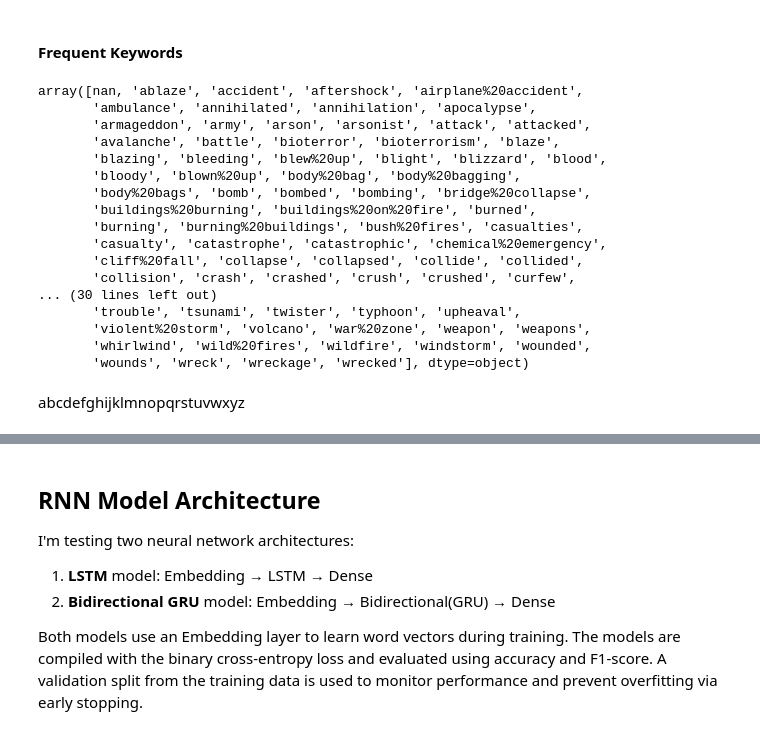
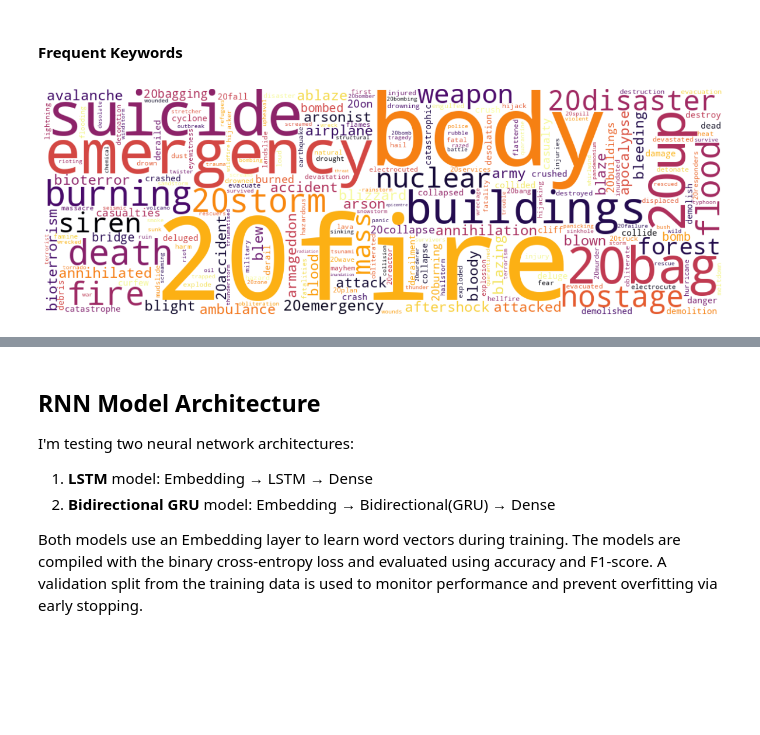
Before and after one commit to ryan-bulger/Disaster-Tweets, a Jupyter notebook: disaster_rnn_kaggle.ipynb, the cells around one changed output, grey strips where cells are left out. Drawn from its saved outputs; the diff is of its cells as text; code cells hidden in the pictures; blank space fills up the shorter version.

Commit message:
finished keyword mapping

```diff
--- a/disaster_rnn_kaggle.ipynb
+++ b/disaster_rnn_kaggle.ipynb
@@ -165,30 +165,30 @@ plt.show()
 > Both the Non-Disaster and Disaster tweets appear to be somewhat normally distributed.
 # %% [markdown]
 #### Frequent Keywords
-# %%
-# Unique keywords
-df['keyword'].unique()
-# %% [output]
-array([nan, 'ablaze', 'accident', 'aftershock', 'airplane%20accident',
-       'ambulance', 'annihilated', 'annihilation', 'apocalypse',
-       'armageddon', 'army', 'arson', 'arsonist', 'attack', 'attacked',
-       'avalanche', 'battle', 'bioterror', 'bioterrorism', 'blaze',
-       'blazing', 'bleeding', 'blew%20up', 'blight', 'blizzard', 'blood',
-       'bloody', 'blown%20up', 'body%20bag', 'body%20bagging',
-       'body%20bags', 'bomb', 'bombed', 'bombing', 'bridge%20collapse',
-       'buildings%20burning', 'buildings%20on%20fire', 'burned',
-       'burning', 'burning%20buildings', 'bush%20fires', 'casualties',
-       'casualty', 'catastrophe', 'catastrophic', 'chemical%20emergency',
-       'cliff%20fall', 'collapse', 'collapsed', 'collide', 'collided',
-       'collision', 'crash', 'crashed', 'crush', 'crushed', 'curfew',
-... (30 lines left out)
-       'trouble', 'tsunami', 'twister', 'typhoon', 'upheaval',
-       'violent%20storm', 'volcano', 'war%20zone', 'weapon', 'weapons',
-       'whirlwind', 'wild%20fires', 'wildfire', 'windstorm', 'wounded',
-       'wounds', 'wreck', 'wreckage', 'wrecked'], dtype=object)
+# %%
+df['old_keyword'] = df['keyword']
+# %%
+# Drop missing keywords and combine into a single string
+keywords_text = ' '.join(df['keyword'].dropna())
+
+# Generate word cloud
+wordcloud = WordCloud(
+    width=1200,
+    height=400,
+    background_color='white',
+    colormap='inferno',
+    max_words=1000,
+    collocations=False
+).generate(keywords_text)
+
+# Display the word cloud
+plt.figure(figsize=(15, 6))
+plt.imshow(wordcloud, interpolation='bilinear')
+plt.axis('off')
+plt.show()
+# %% [output]
+[figure, new version]
 # %%
 # Replace '%20' with spaces
 df['keyword'] = df['keyword'].str.replace('%20', ' ')
-# %% [markdown]
-abcdefghijklmnopqrstuvwxyz
 # %%
```
Also changed, not shown: parts of 3 cells of this notebook.
